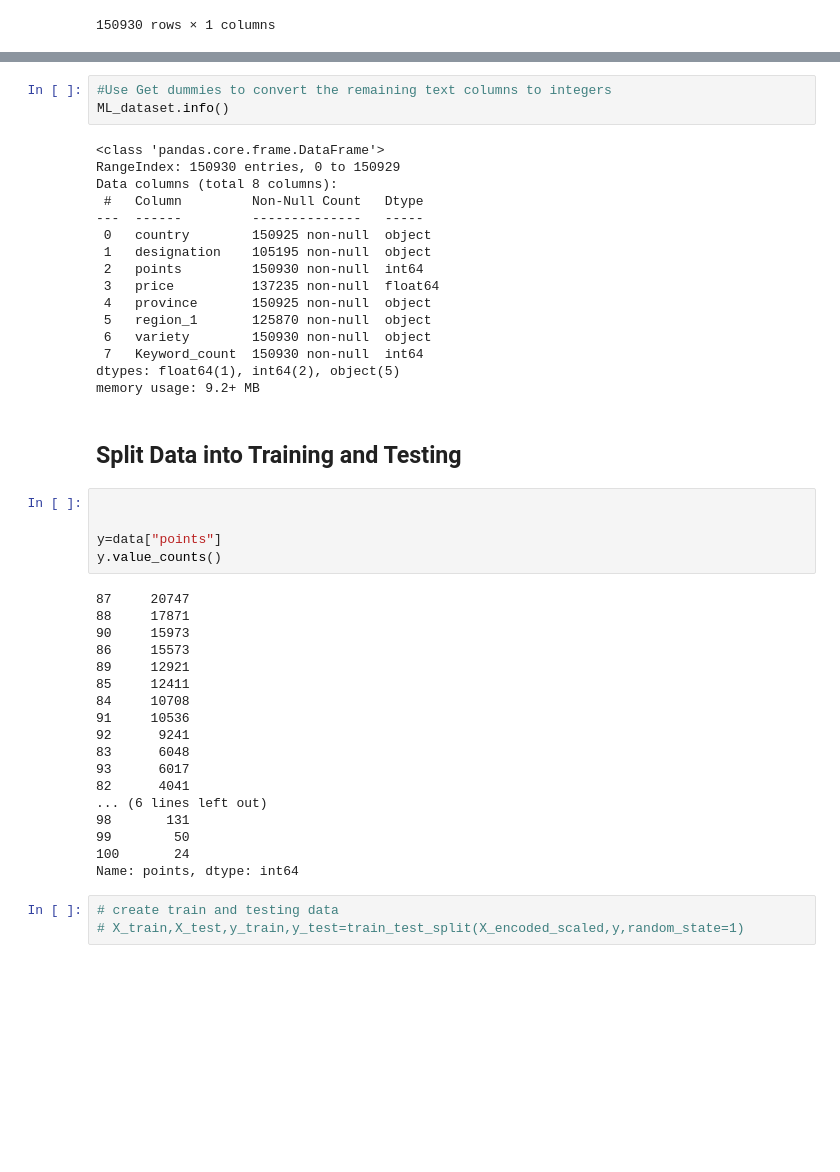
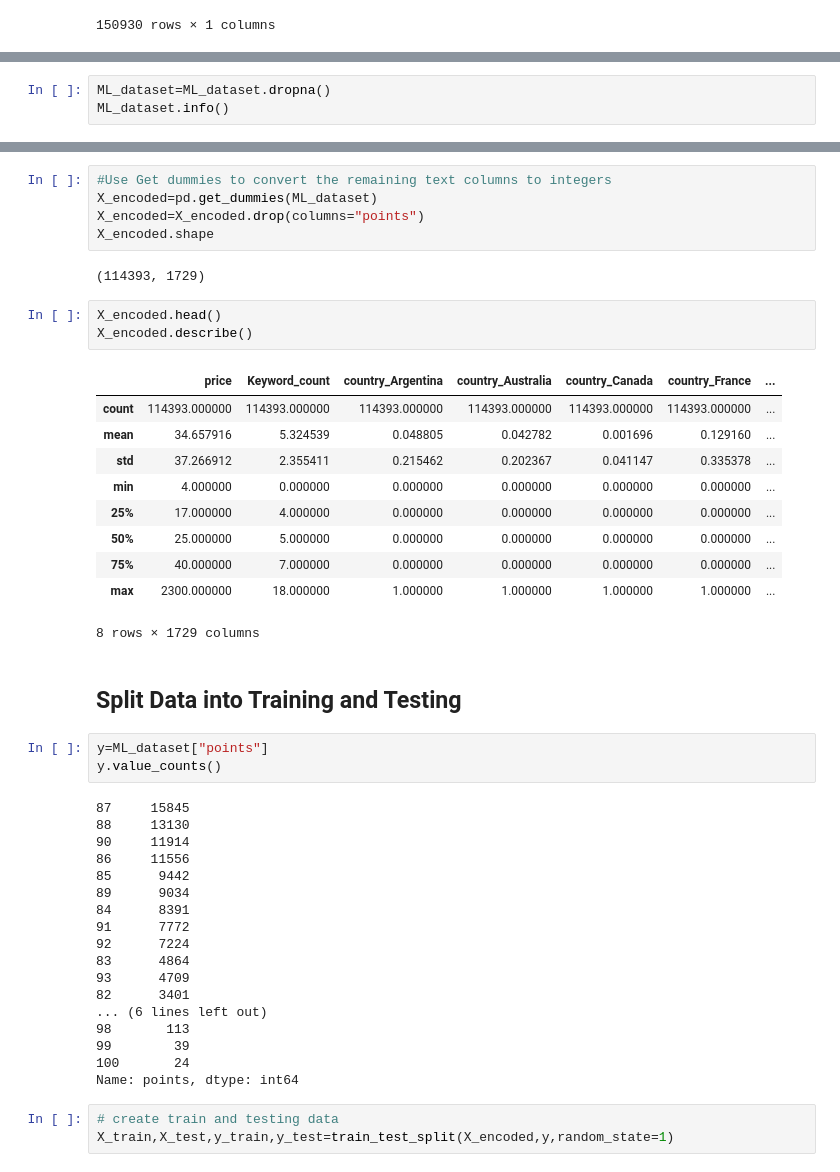
Before and after one commit to nataliepoorcreations/Wine_Reviews_Project, a Jupyter notebook: Machine_learning_model.ipynb, the cells around one changed output, grey strips where cells are left out. Saved outputs shown, nothing was run; the diff lists cells and outputs as text; blank space fills up the shorter version.

Commit message:
Create Balanced Random Forest Classifier Model

```diff
--- a/Machine_learning_model.ipynb
+++ b/Machine_learning_model.ipynb
@@ -207,0 +208,3 @@ ML_dataset.head()
+# %%
+ML_dataset=ML_dataset.dropna()
+ML_dataset.info()
@@ -208,49 +226,49 @@ ML_dataset.head()
 # %%
 #Use Get dummies to convert the remaining text columns to integers
-ML_dataset.info()
+X_encoded=pd.get_dummies(ML_dataset)
+X_encoded=X_encoded.drop(columns="points")
+X_encoded.shape
 # %% [output]
-<class 'pandas.core.frame.DataFrame'>
-RangeIndex: 150930 entries, 0 to 150929
-Data columns (total 8 columns):
- #   Column         Non-Null Count   Dtype
----  ------         --------------   -----
- 0   country        150925 non-null  object
- 1   designation    105195 non-null  object
- 2   points         150930 non-null  int64
- 3   price          137235 non-null  float64
- 4   province       150925 non-null  object
- 5   region_1       125870 non-null  object
- 6   variety        150930 non-null  object
- 7   Keyword_count  150930 non-null  int64
-dtypes: float64(1), int64(2), object(5)
-memory usage: 9.2+ MB
+(114393, 1729)
+# %%
+X_encoded.head()
+X_encoded.describe()
+# %% [output]
+|  | price | Keyword_count | country_Argentina | country_Australia | country_Canada | country_France | ... |
+| count | 114393.000000 | 114393.000000 | 114393.000000 | 114393.000000 | 114393.000000 | 114393.000000 | ... |
+| mean | 34.657916 | 5.324539 | 0.048805 | 0.042782 | 0.001696 | 0.129160 | ... |
+| std | 37.266912 | 2.355411 | 0.215462 | 0.202367 | 0.041147 | 0.335378 | ... |
+| min | 4.000000 | 0.000000 | 0.000000 | 0.000000 | 0.000000 | 0.000000 | ... |
+| 25% | 17.000000 | 4.000000 | 0.000000 | 0.000000 | 0.000000 | 0.000000 | ... |
+| 50% | 25.000000 | 5.000000 | 0.000000 | 0.000000 | 0.000000 | 0.000000 | ... |
+| 75% | 40.000000 | 7.000000 | 0.000000 | 0.000000 | 0.000000 | 0.000000 | ... |
+| max | 2300.000000 | 18.000000 | 1.000000 | 1.000000 | 1.000000 | 1.000000 | ... |
+8 rows × 1729 columns
 # %% [markdown]
 ## Split Data into Training and Testing
 # %%
-
-
-y=data["points"]
+y=ML_dataset["points"]
 y.value_counts()
 # %% [output]
-87     20747
-88     17871
-90     15973
-86     15573
-89     12921
-85     12411
-84     10708
-91     10536
-92      9241
-83      6048
-93      6017
-82      4041
+87     15845
+88     13130
+90     11914
+86     11556
+85      9442
+89      9034
+84      8391
+91      7772
+92      7224
+83      4864
+93      4709
+82      3401
 ... (6 lines left out)
-98       131
-99        50
+98       113
+99        39
 100       24
 Name: points, dtype: int64
 # %%
 # create train and testing data
-# X_train,X_test,y_train,y_test=train_test_split(X_encoded_scaled,y,random_state=1)
+X_train,X_test,y_train,y_test=train_test_split(X_encoded,y,random_state=1)
 # %%
 # create Balanced Random Forest Classifier model
```
Also changed, not shown: parts of 7 cells of this notebook.
